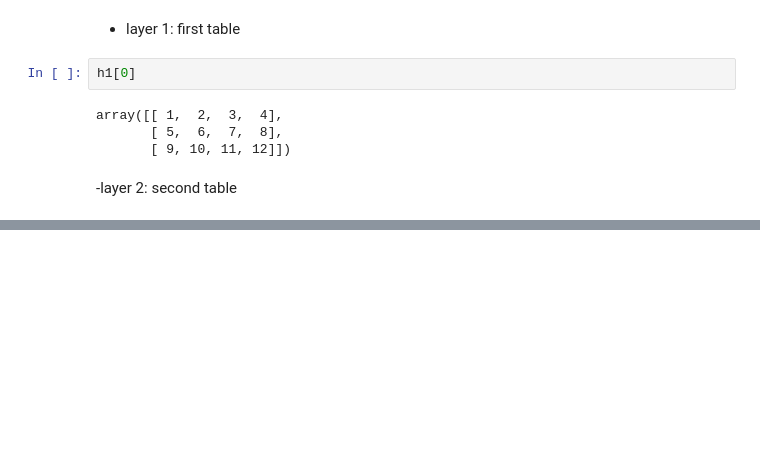
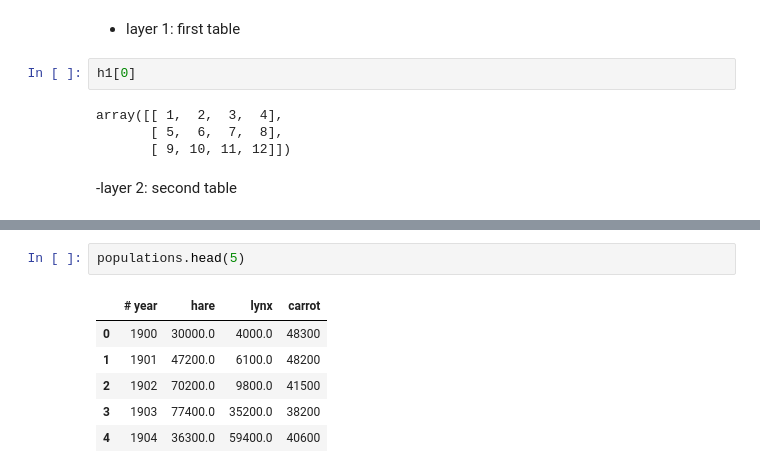
Before and after one commit to gob1thaasan/ScientificComputingWithPython, a Jupyter notebook: NotebookLectures/Chapter3Part3.ipynb, the cells around one changed output, grey strips where cells are left out. Saved outputs shown, nothing was run; the diff lists cells and outputs as text; blank space fills up the shorter version.

```diff
--- a/NotebookLectures/Chapter3Part3.ipynb
+++ b/NotebookLectures/Chapter3Part3.ipynb
@@ -532,0 +650,9 @@ built on top of the Python programming language.
+# %%
+populations.head(5)
+# %% [output]
+|  | # year | hare | lynx | carrot |
+| 0 | 1900 | 30000.0 | 4000.0 | 48300 |
+| 1 | 1901 | 47200.0 | 6100.0 | 48200 |
+| 2 | 1902 | 70200.0 | 9800.0 | 41500 |
+| 3 | 1903 | 77400.0 | 35200.0 | 38200 |
+| 4 | 1904 | 36300.0 | 59400.0 | 40600 |
```
Also changed, not shown: parts of 27 cells of this notebook, 3 other files.
